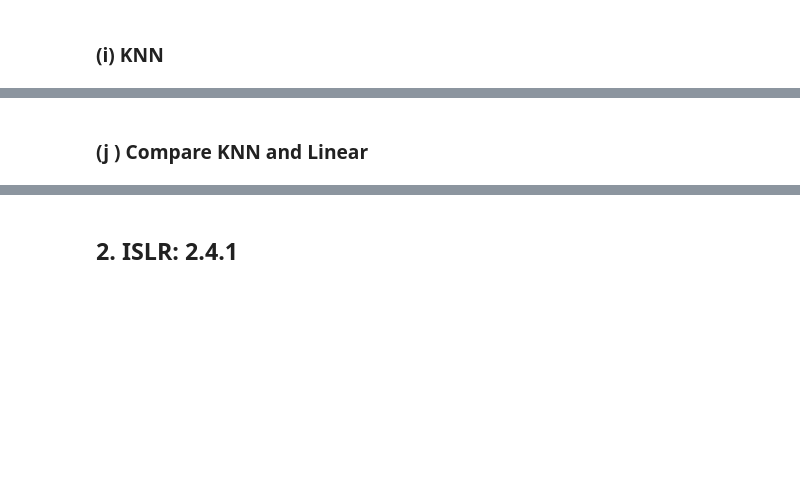
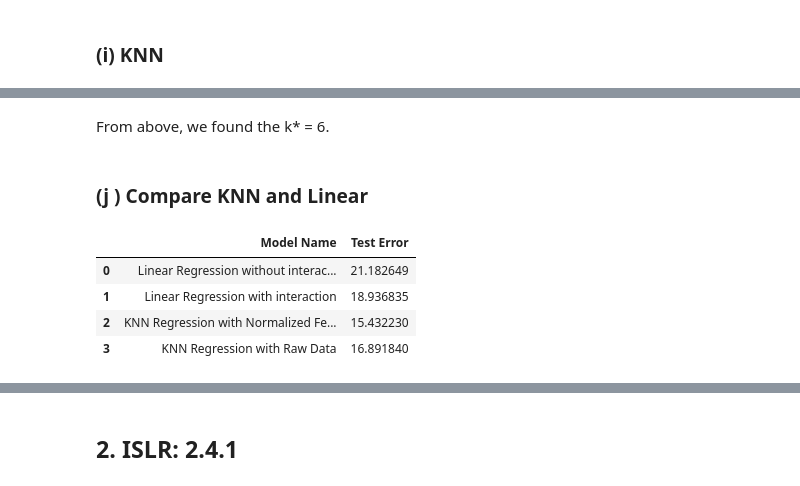
Before and after one commit to cxieusc/DSCI_552_HW2, a Jupyter notebook: notebook/Chong_Xie_HW2.ipynb, the cells around one changed output, grey strips where cells are left out. Saved outputs shown, nothing was run; the diff lists cells and outputs as text; code cells hidden in the pictures; blank space fills up the shorter version.

```diff
--- a/notebook/Chong_Xie_HW2.ipynb
+++ b/notebook/Chong_Xie_HW2.ipynb
@@ -416,2 +495,13 @@ From the result above, we see that the model is improved with the interaction te
+# %% [markdown]
+From above, we found the k* = 6.
 # %% [markdown]
 ### (j ) Compare KNN and Linear
+# %%
+table = pd.DataFrame(summarize_test_error.items(), columns= ['Model Name', 'Test Error'])
+display(table)
+# %% [output]
+|  | Model Name | Test Error |
+| 0 | Linear Regression without interac... | 21.182649 |
+| 1 | Linear Regression with interaction | 18.936835 |
+| 2 | KNN Regression with Normalized Fe... | 15.432230 |
+| 3 | KNN Regression with Raw Data | 16.891840 |
```
Also changed, not shown: parts of 11 cells of this notebook.
